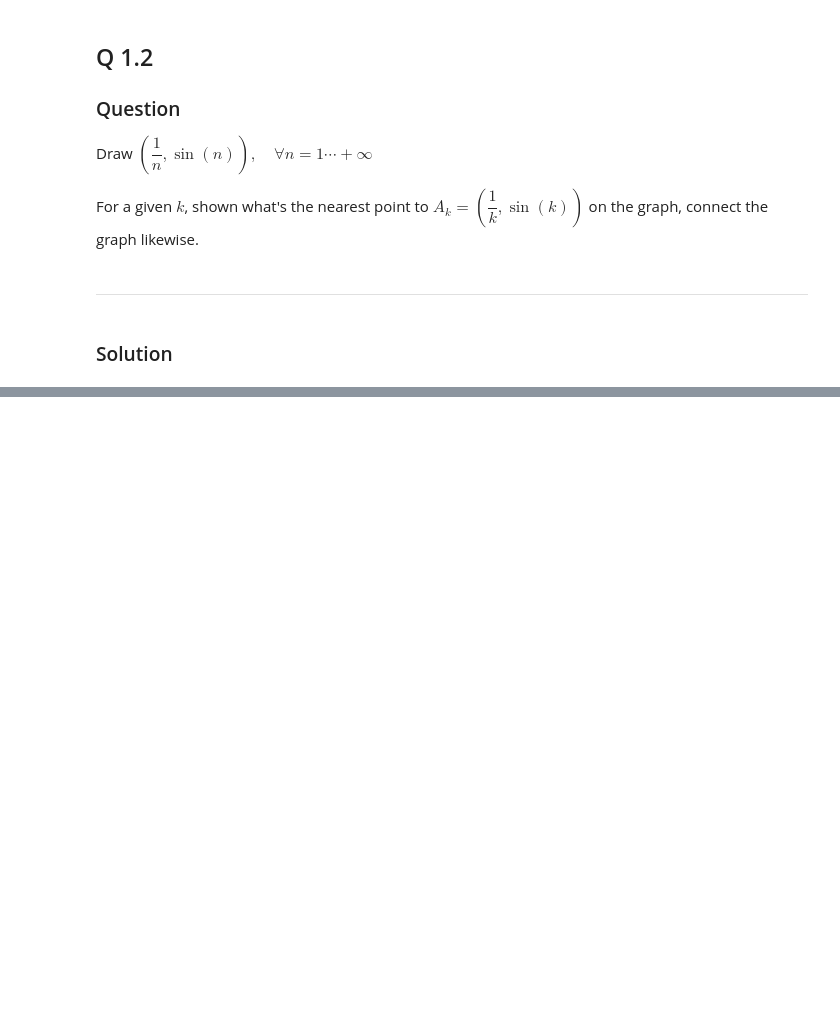
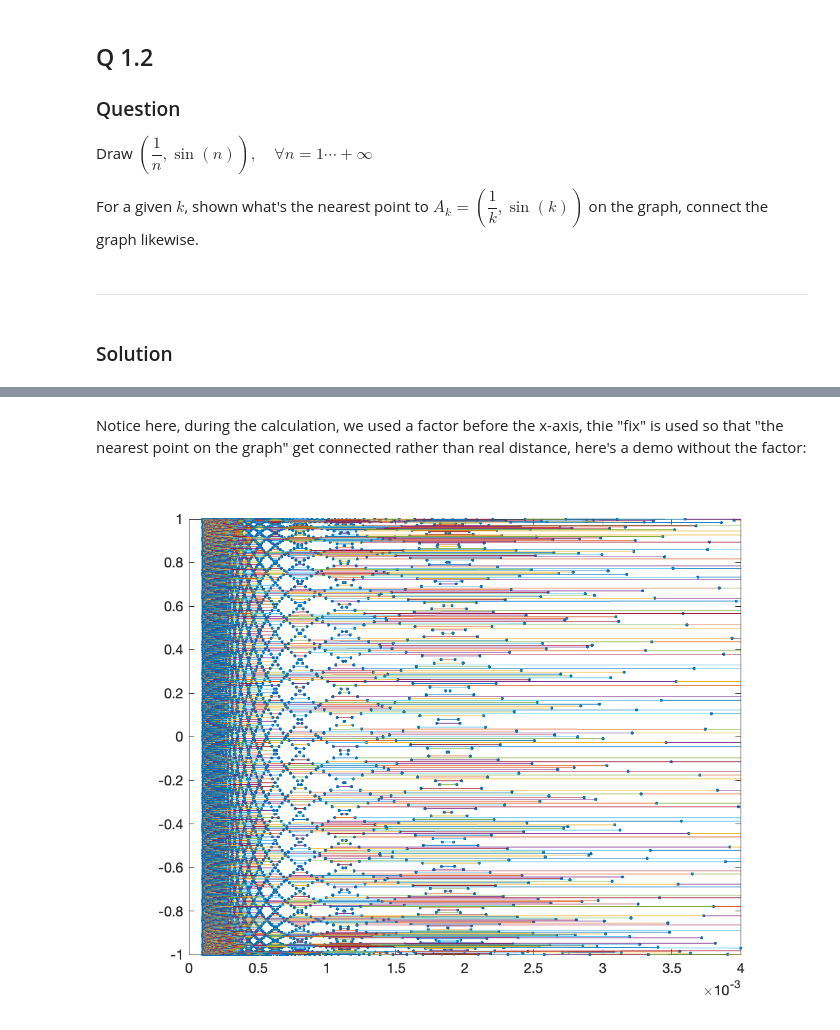
Before and after one commit to tiankaima/Notebooks, a Jupyter notebook: matlab/week1/2.ipynb, the cells around one changed output, grey strips where cells are left out. Drawn from its saved outputs; the diff is of its cells as text; code cells hidden in the pictures; blank space fills up the shorter version.

```diff
--- a/matlab/week1/2.ipynb
+++ b/matlab/week1/2.ipynb
@@ -43,0 +58,33 @@ Error connecting to MATLAB. Check the status of MATLAB by clicking the "Open MAT
+# %% [markdown]
+Notice here, during the calculation, we used a factor before the x-axis, thie "fix" is used so that "the nearest point on the graph" get connected rather than real distance, here's a demo without the factor:
+# %%
+n = 1:10000;
+x = 1./n;
+y = sin(n);
+plot(x,y,'.')
+hold on
+
+for n=1:10000
+    pointN = [1/n, sin(n)];
+    dmin=inf;
+    best_m=0;
+
+    for m=1:10000
+        pointM = [1/m, sin(m)];
+        d = norm(pointM-pointN);
+        if d < dmin & d > 0
+            dmin = d;
+            best_m = m;
+        end
+    end
+
+    m = best_m;
+    pointM = [1/m, sin(m)];
+
+    plot([pointN(1),pointM(1)], [pointN(2),pointM(2)]);
+    hold on
+end
+hold off
+axis([0, 4*10^(-3), -1,1]);
+# %% [output]
+[figure, added]
```
Also changed, not shown: parts of 8 cells of this notebook, 6 other files.
